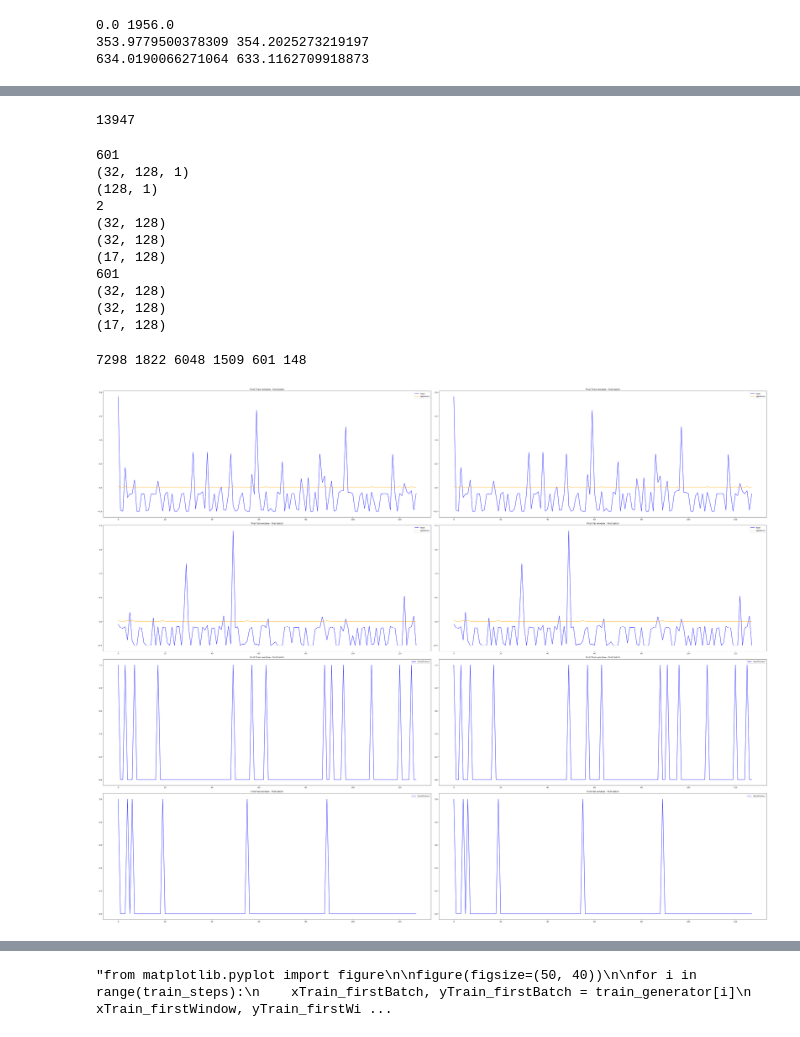
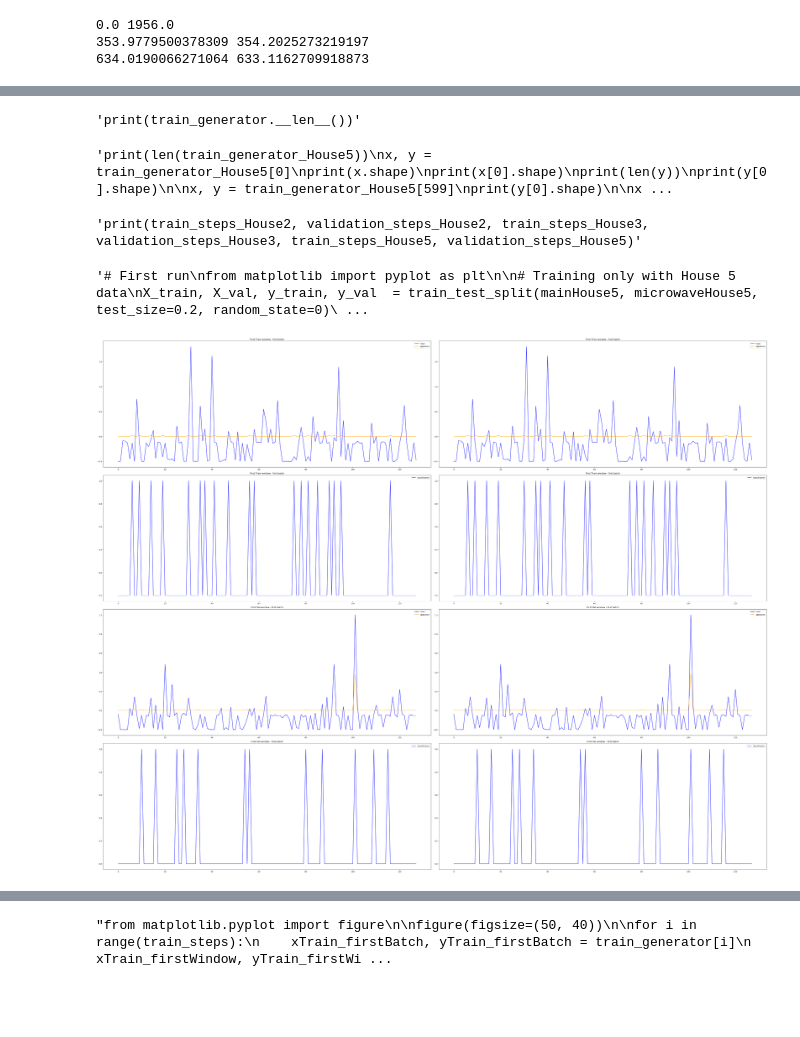
Before and after one commit to cgs434/attention-nilm, a Jupyter notebook: source/copyMain (3 houses).ipynb, the cells around one changed output, grey strips where cells are left out. Drawn from its saved outputs; the diff is of its cells as text; code cells hidden in the pictures; blank space fills up the shorter version.

```diff
--- a/source/copyMain (3 houses).ipynb
+++ b/source/copyMain (3 houses).ipynb
@@ -489,11 +560,11 @@ val_generator = MergedGenerators(val_generator_House2, val_generator_House3, val
 train_steps = train_steps_House2+train_steps_House3+train_steps_House5
 validation_steps = validation_steps_House2+validation_steps_House3+validation_steps_House5
 # %%
-print(train_generator.__len__())
+"""print(train_generator.__len__())"""
 # %% [output]
-13947
+'print(train_generator.__len__())'
 # %%
-print(len(train_generator_House5))
+"""print(len(train_generator_House5))
 x, y = train_generator_House5[0]
 print(x.shape)
 print(x[0].shape)
@@ -514,25 +585,15 @@ x, y = train_generator[599]
 print(y[0].shape)
 
 x, y = train_generator[600]
-print(y[0].shape)
+print(y[0].shape)"""
 # %% [output]
-601
-(32, 128, 1)
-(128, 1)
-2
-(32, 128)
-(32, 128)
-(17, 128)
-601
-(32, 128)
-(32, 128)
-(17, 128)
+'print(len(train_generator_House5))\nx, y = train_generator_House5[0]\nprint(x.shape)\nprint(x[0].shape)\nprint(len(y))\nprint(y[0].shape)\n\nx, y = train_generator_House5[599]\nprint(y[0].shape)\n\nx ...
 # %%
-print(train_steps_House2, validation_steps_House2, train_steps_House3, validation_steps_House3, train_steps_House5, validation_steps_House5)
+"""print(train_steps_House2, validation_steps_House2, train_steps_House3, validation_steps_House3, train_steps_House5, validation_steps_House5)"""
 # %% [output]
-7298 1822 6048 1509 601 148
+'print(train_steps_House2, validation_steps_House2, train_steps_House3, validation_steps_House3, train_steps_House5, validation_steps_House5)'
 # %%
-# First run
+"""# First run
 from matplotlib import pyplot as plt
 
 # Training only with House 5 data
@@ -583,53 +644,55 @@ val_generator = DataGenerator(main_val, appliance_val_regression,
                                 appliance_val_classification, window_size, batch_size)
 
 train_steps = train_generator.__len__()
-validation_steps = val_generator.__len__()
+validation_steps = val_generator.__len__()"""
+# %% [output]
+'# First run\nfrom matplotlib import pyplot as plt\n\n# Training only with House 5 data\nX_train, X_val, y_train, y_val  = train_test_split(mainHouse5, microwaveHouse5, test_size=0.2, random_state=0)\ ...
 # %%
 # plot some of the windows in the batches in train_generator and val_generator and compare them with the original data plots
 fig, axes = plt.subplots(nrows=4, ncols=2, figsize=(50, 40))
 
-xTrain_firstBatch, yTrain_firstBatch = train_generator[0]
+xTrain_firstBatch, yTrain_firstBatch = train_generator[49]
 xTrain_firstWindow, yTrain_firstWindow, yTrainClassification_firstWindow = xTrain_firstBatch[0], yTrain_firstBatch[0][0], yTrain_firstBatch[1][0]
 
-xVal_firstBatch, yVal_firstBatch = val_generator[0]
+xVal_firstBatch, yVal_firstBatch = val_generator[49]
 xVal_firstWindow, yVal_firstWindow, yValClassification_firstWindow = xVal_firstBatch[0], yVal_firstBatch[0][0], yVal_firstBatch[1][0]
 
 axes[0][0].set_title("First Train window - first batch")
 axes[0][0].plot(np.arange(len(xTrain_firstWindow)), xTrain_firstWindow, color='blue')
 axes[0][0].plot(np.arange(len(xTrain_firstWindow)), yTrain_firstWindow, color='orange')
 axes[0][0].legend(['main', 'appliance'])
-axes[1][0].set_title("First Val window - first batch")
-axes[1][0].plot(np.arange(len(xVal_firstWindow)), xVal_firstWindow, color='blue')
-axes[1][0].plot(np.arange(len(xVal_firstWindow)), yVal_firstWindow, color='orange')
-axes[1][0].legend(['main', 'appliance'])
-axes[2][0].set_title("First Train window - first batch")
-axes[2][0].plot(np.arange(len(xTrain_firstWindow)), yTrainClassification_firstWindow, color='blue')
-axes[2][0].legend(['classification'])
+axes[2][0].set_title("First Val window - first batch")
+axes[2][0].plot(np.arange(len(xVal_firstWindow)), xVal_firstWindow, color='blue')
+axes[2][0].plot(np.arange(len(xVal_firstWindow)), yVal_firstWindow, color='orange')
+axes[2][0].legend(['main', 'appliance'])
+axes[1][0].set_title("First Train window - first batch")
+axes[1][0].plot(np.arange(len(xTrain_firstWindow)), yTrainClassification_firstWindow, color='blue')
+axes[1][0].legend(['classification'])
 axes[3][0].set_title("First Val window - first batch")
 axes[3][0].plot(np.arange(len(xVal_firstWindow)), yValClassification_firstWindow, color='blue')
 axes[3][0].legend(['classification'])
 
-xTrain_firstBatch, yTrain_firstBatch = train_generator_House2[0]
+xTrain_firstBatch, yTrain_firstBatch = train_generator_House2[49]
 xTrain_firstWindow, yTrain_firstWindow, yTrainClassification_firstWindow = xTrain_firstBatch[0], yTrain_firstBatch[0][0], yTrain_firstBatch[1][0]
 
-xVal_firstBatch, yVal_firstBatch = val_generator_House2[0]
+xVal_firstBatch, yVal_firstBatch = val_generator_House2[49]
 xVal_firstWindow, yVal_firstWindow, yValClassification_firstWindow = xVal_firstBatch[0], yVal_firstBatch[0][0], yVal_firstBatch[1][0]
 
 axes[0][1].set_title("First Train window - first batch")
 axes[0][1].plot(np.arange(len(xTrain_firstWindow)), xTrain_firstWindow, color='blue')
 axes[0][1].plot(np.arange(len(xTrain_firstWindow)), yTrain_firstWindow, color='orange')
 axes[0][1].legend(['main', 'appliance'])
-axes[1][1].set_title("First Val window - first batch")
-axes[1][1].plot(np.arange(len(xVal_firstWindow)), xVal_firstWindow, color='blue')
-axes[1][1].plot(np.arange(len(xVal_firstWindow)), yVal_firstWindow, color='orange')
-axes[1][1].legend(['main', 'appliance'])
-axes[2][1].set_title("First Train window - first batch")
-axes[2][1].plot(np.arange(len(xTrain_firstWindow)), yTrainClassification_firstWindow, color='blue')
-axes[2][1].legend(['classification'])
+axes[2][1].set_title("First Val window - first batch")
+axes[2][1].plot(np.arange(len(xVal_firstWindow)), xVal_firstWindow, color='blue')
+axes[2][1].plot(np.arange(len(xVal_firstWindow)), yVal_firstWindow, color='orange')
+axes[2][1].legend(['main', 'appliance'])
+axes[1][1].set_title("First Train window - first batch")
+axes[1][1].plot(np.arange(len(xTrain_firstWindow)), yTrainClassification_firstWindow, color='blue')
+axes[1][1].legend(['classification'])
 axes[3][1].set_title("First Val window - first batch")
 axes[3][1].plot(np.arange(len(xVal_firstWindow)), yValClassification_firstWindow, color='blue')
 axes[3][1].legend(['classification'])
 
 fig.tight_layout()
 # %% [output]
-[figure, old version]
+[figure, new version]
```
Also changed, not shown: parts of 29 cells of this notebook, 1 other file.
